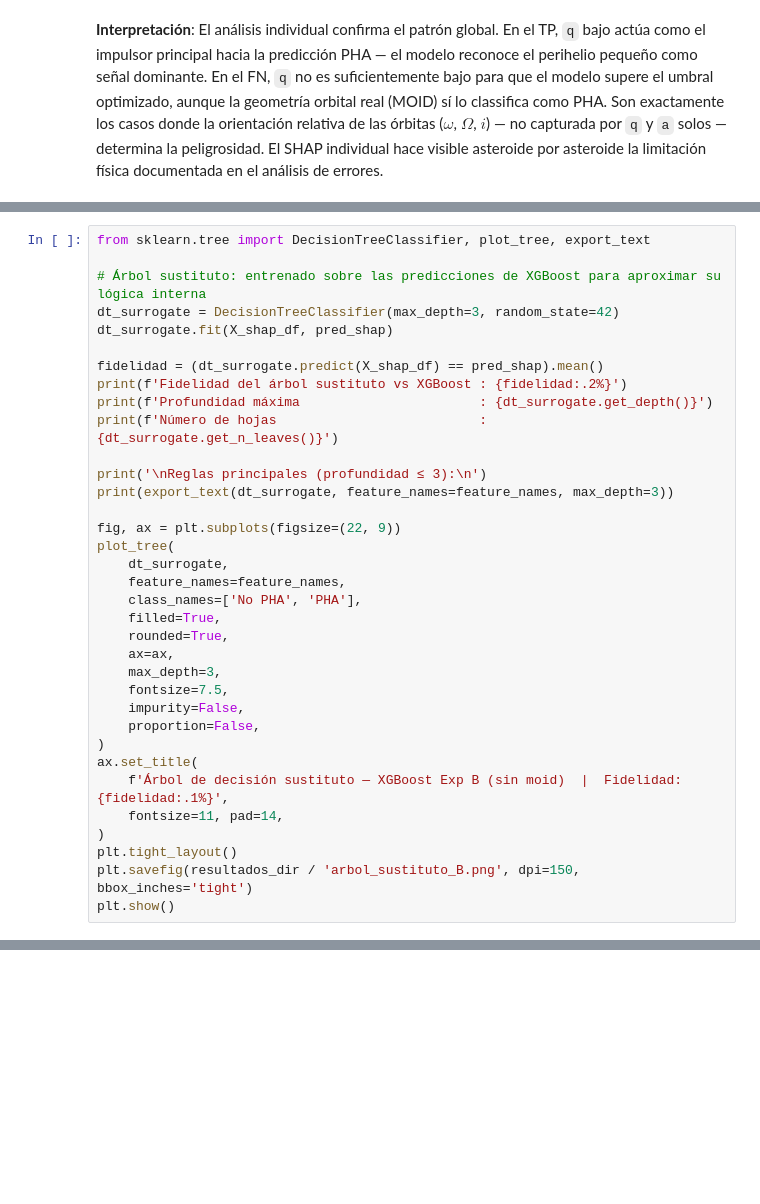
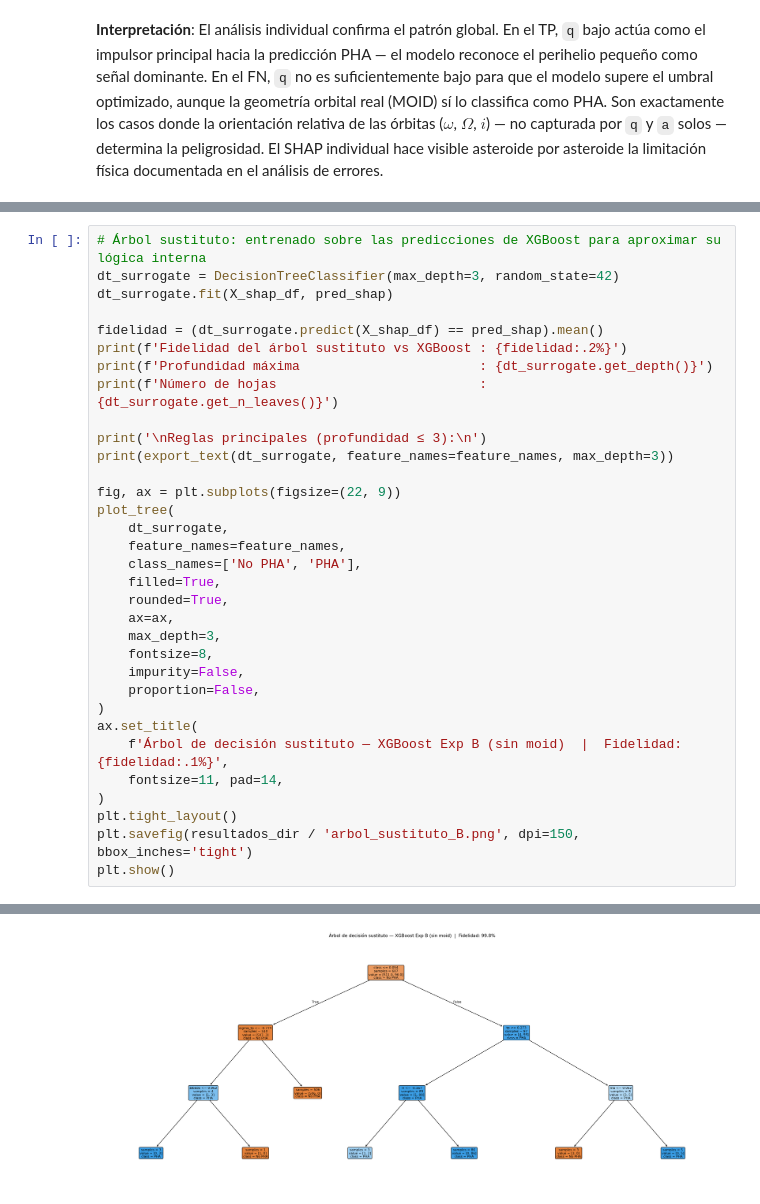
Before and after one commit to MattZG/Asteroid_Classification, a Jupyter notebook: 03_Notebooks/01_Desarrollo/06_Analisis_de_resultados.ipynb, the cells around one changed output, grey strips where cells are left out. Drawn from its saved outputs; the diff is of its cells as text; blank space fills up the shorter version.

```diff
--- a/03_Notebooks/01_Desarrollo/06_Analisis_de_resultados.ipynb
+++ b/03_Notebooks/01_Desarrollo/06_Analisis_de_resultados.ipynb
@@ -1094,8 +1106,6 @@ XGBoost es un ensemble de cientos de árboles débiles — visualizar un árbol
 
 El árbol se entrena sobre la muestra SHAP (107 PHAs + 500 no-PHAs) usando como etiquetas las **predicciones del XGBoost con umbral óptimo** — no las etiquetas verdaderas. La *fidelidad* mide qué porcentaje de predicciones el árbol sustituto reproduce correctamente. Una fidelidad ≥ 85% con solo 3 niveles indica que el ensemble colapsa a unas pocas reglas dominantes.
 # %%
-from sklearn.tree import DecisionTreeClassifier, plot_tree, export_text
-
 # Árbol sustituto: entrenado sobre las predicciones de XGBoost para aproximar su lógica interna
 dt_surrogate = DecisionTreeClassifier(max_depth=3, random_state=42)
 dt_surrogate.fit(X_shap_df, pred_shap)
@@ -1117,7 +1127,7 @@ plot_tree(
     rounded=True,
     ax=ax,
     max_depth=3,
-    fontsize=7.5,
+    fontsize=8,
     impurity=False,
     proportion=False,
 )
@@ -1128,3 +1138,4 @@ ax.set_title(
 plt.tight_layout()
 plt.savefig(resultados_dir / 'arbol_sustituto_B.png', dpi=150, bbox_inches='tight')
 plt.show()
+# %% [output]
@@ -1131 +1159,2 @@ plt.show()
+[figure, added]
 # %% [markdown]
```
Also changed, not shown: parts of 32 cells of this notebook.
